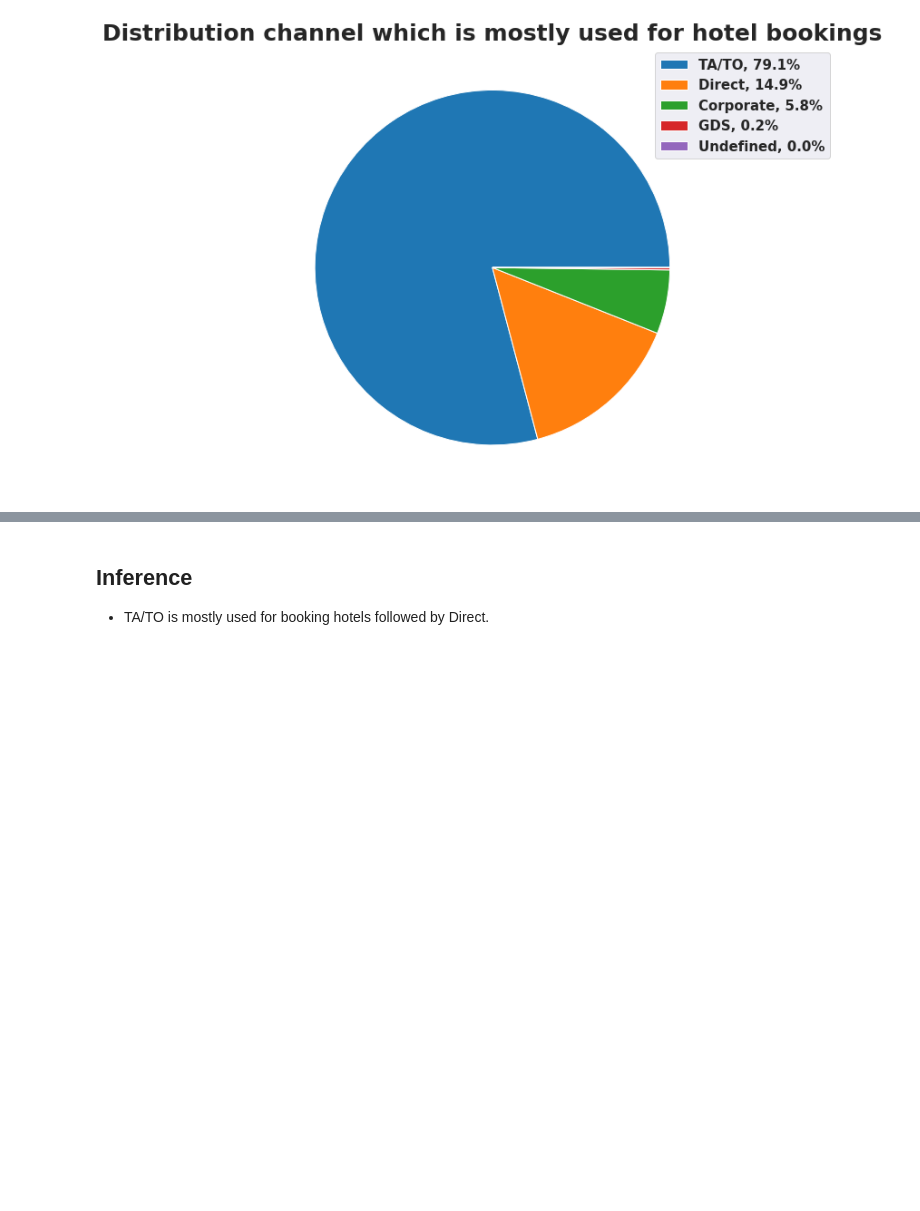
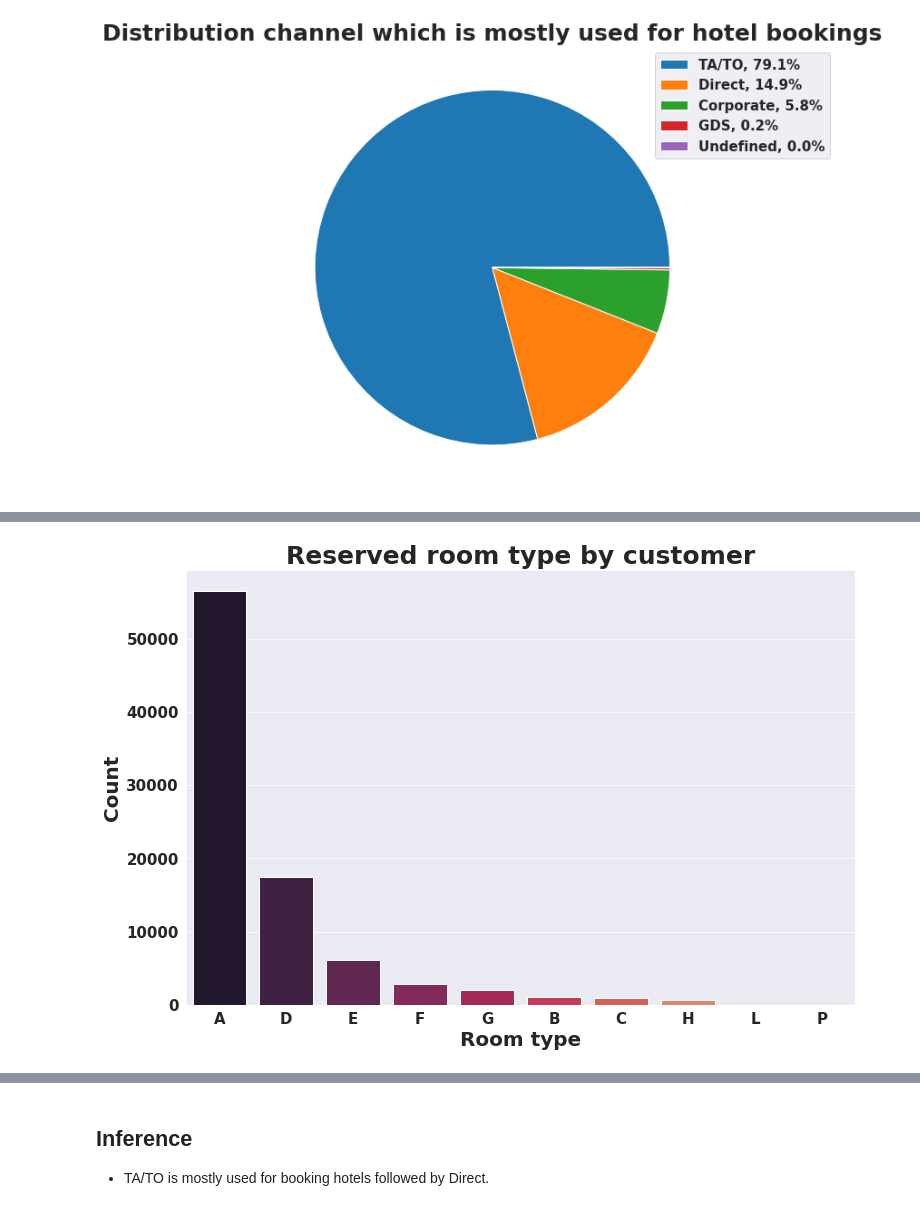
Before and after one commit to SaitejBhimnath/Exploratory-Data-Analysis-Capstone-Project-1, a Jupyter notebook: Hotel_Bookings_Analysis_Capstone_Project_1.ipynb, the cells around one changed output, grey strips where cells are left out. Drawn from its saved outputs; the diff is of its cells as text; code cells hidden in the pictures; blank space fills up the shorter version.

```diff
--- a/Hotel_Bookings_Analysis_Capstone_Project_1.ipynb
+++ b/Hotel_Bookings_Analysis_Capstone_Project_1.ipynb
@@ -763,0 +819,9 @@ plt.title('Distribution channel which is mostly used for hotel bookings');
+# %%
+#plot reserved room type by customers
+plt.figure(figsize=(12,8))
+sns.barplot(x=df['reserved_room_type'].value_counts().keys(),y=df['reserved_room_type'].value_counts(),palette='rocket')
+plt.xlabel('Room type')
+plt.ylabel('Count')
+plt.title('Reserved room type by customer');
+# %% [output]
+[figure, added]
```
Also changed, not shown: parts of 20 cells of this notebook.
